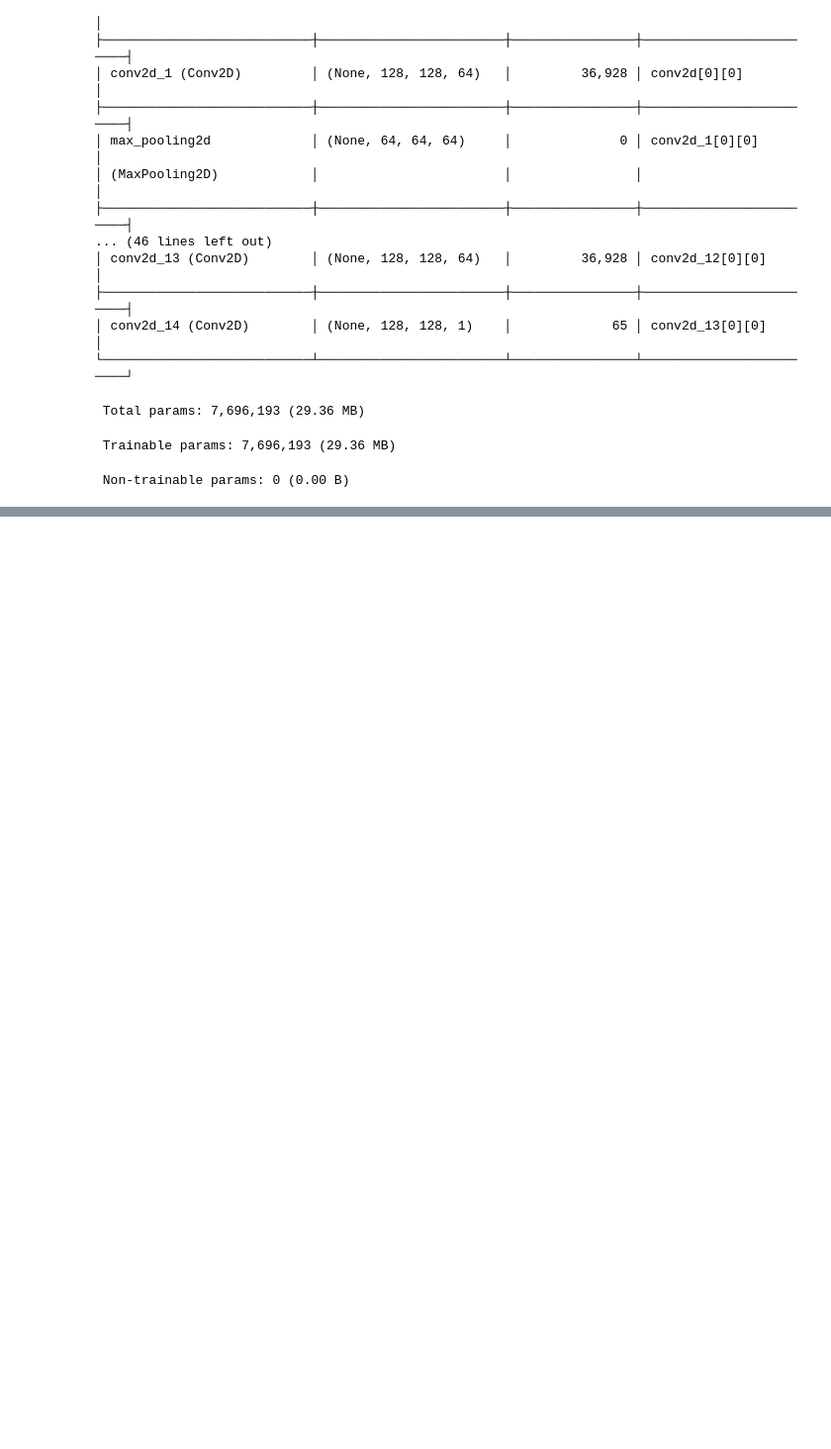
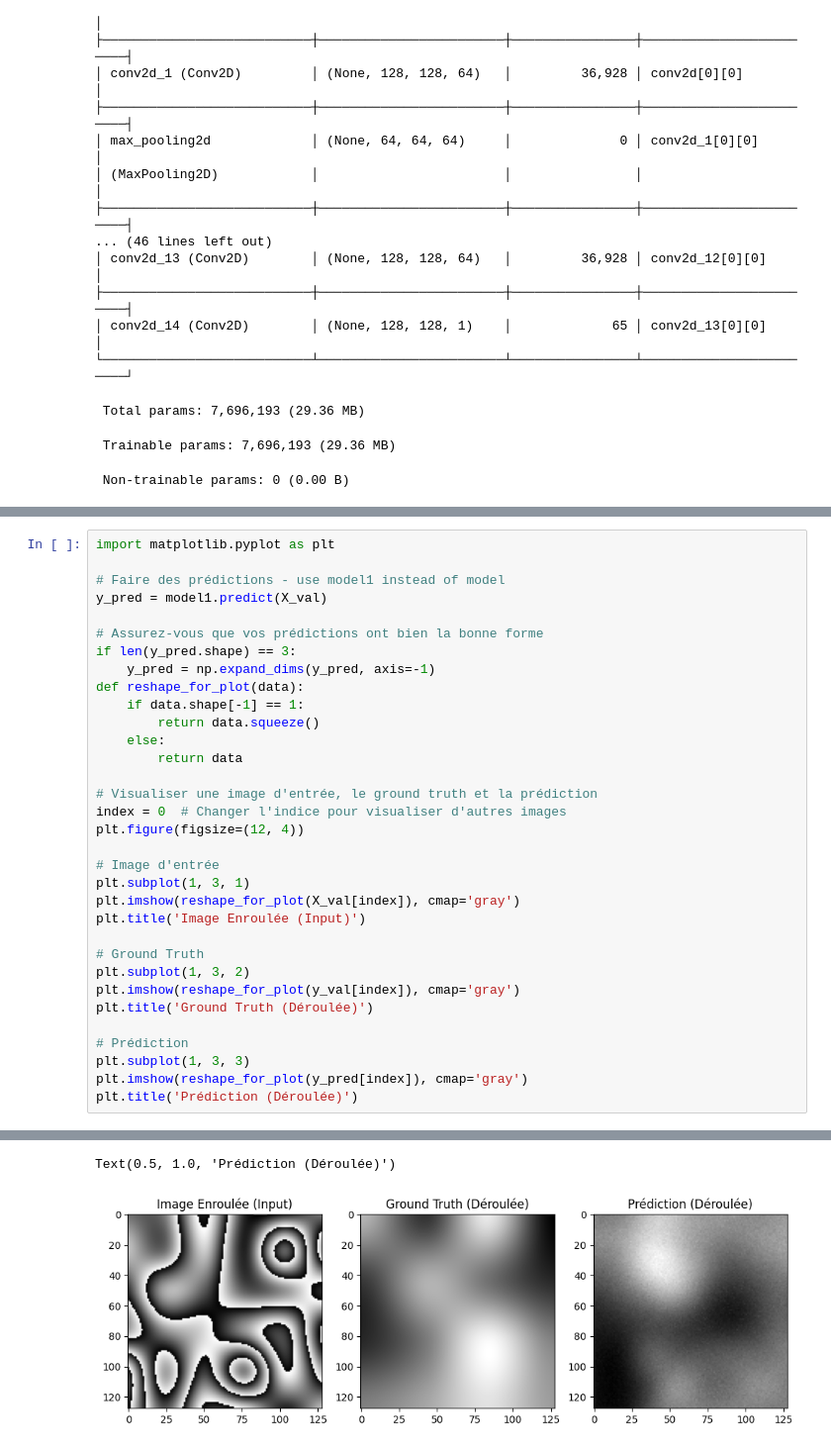
Before and after one commit to adamstra/Computer_Vision, a Jupyter notebook: Devoir.ipynb, the cells around one changed output, grey strips where cells are left out. Shown: that part at 99% size. Drawn from its saved outputs; the diff is of its cells as text; blank space fills up the shorter version.

```diff
--- a/Devoir.ipynb
+++ b/Devoir.ipynb
@@ -197,0 +303,34 @@ WARNING:absl:You are saving your model as an HDF5 file via `model.save()` or `ke
+# %%
+import matplotlib.pyplot as plt
+
+# Faire des prédictions - use model1 instead of model
+y_pred = model1.predict(X_val)
+
+# Assurez-vous que vos prédictions ont bien la bonne forme
+if len(y_pred.shape) == 3:
+    y_pred = np.expand_dims(y_pred, axis=-1)
+def reshape_for_plot(data):
+    if data.shape[-1] == 1:
+        return data.squeeze()
+    else:
+        return data
+
+# Visualiser une image d'entrée, le ground truth et la prédiction
+index = 0  # Changer l'indice pour visualiser d'autres images
+plt.figure(figsize=(12, 4))
+
+# Image d'entrée
+plt.subplot(1, 3, 1)
+plt.imshow(reshape_for_plot(X_val[index]), cmap='gray')
+plt.title('Image Enroulée (Input)')
+
+# Ground Truth
+plt.subplot(1, 3, 2)
+plt.imshow(reshape_for_plot(y_val[index]), cmap='gray')
+plt.title('Ground Truth (Déroulée)')
+
+# Prédiction
+plt.subplot(1, 3, 3)
+plt.imshow(reshape_for_plot(y_pred[index]), cmap='gray')
+plt.title('Prédiction (Déroulée)')
+# %% [output]
@@ -197,0 +338,2 @@ WARNING:absl:You are saving your model as an HDF5 file via `model.save()` or `ke
+Text(0.5, 1.0, 'Prédiction (Déroulée)')
+[figure, added]
```
Also changed, not shown: parts of 9 cells of this notebook.
